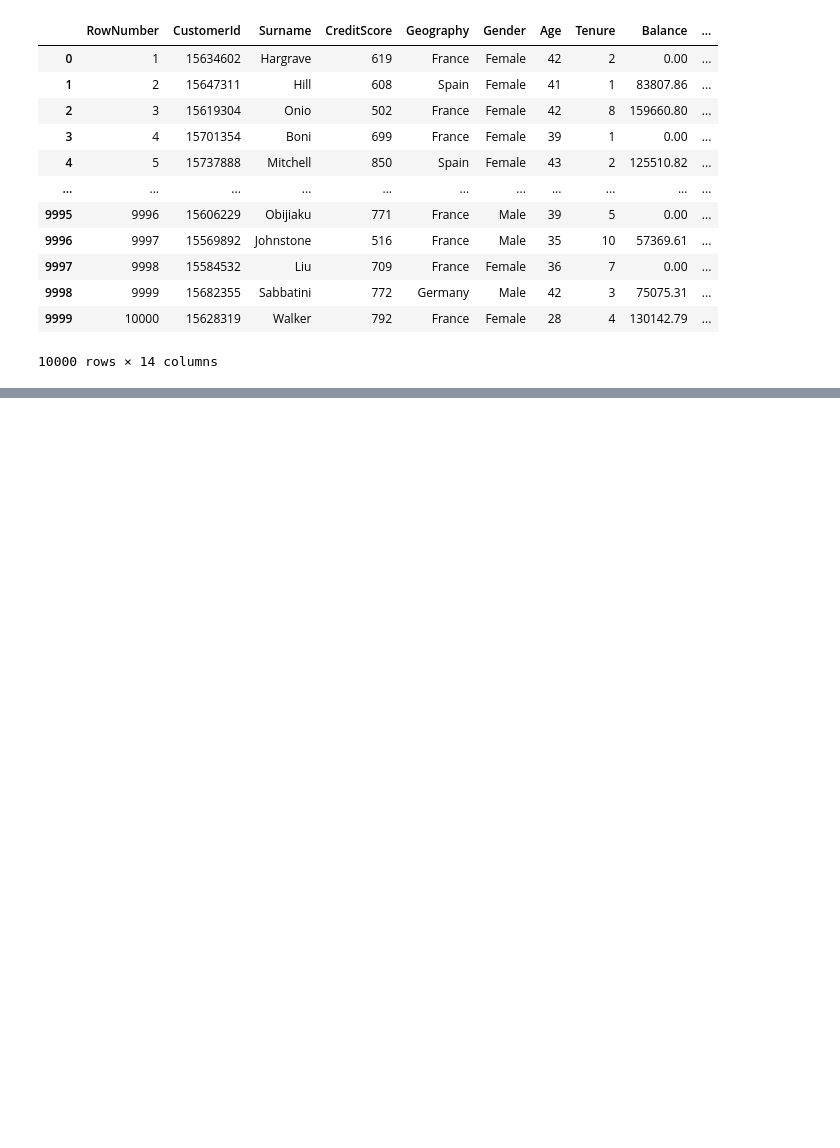
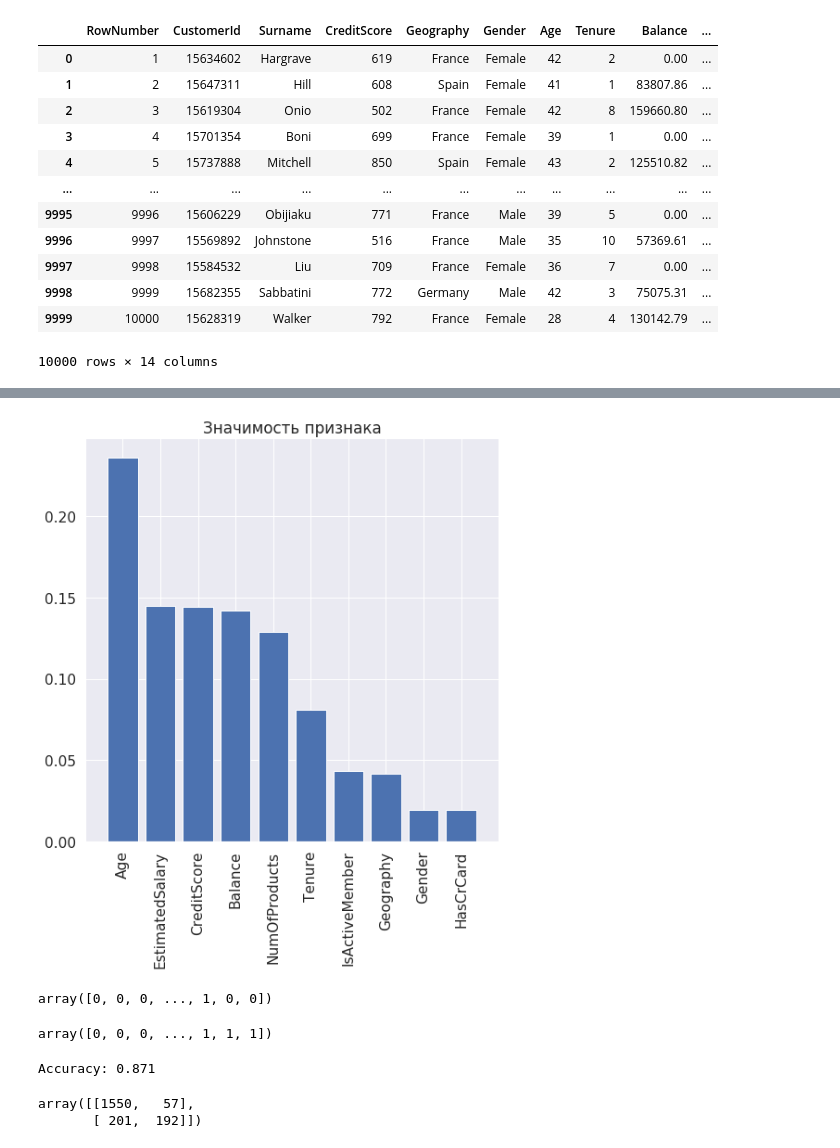
Before and after one commit to KAA85/DataDriven, a Jupyter notebook: Relevance_analysis.ipynb, the cells around one changed output, grey strips where cells are left out. Cells and saved outputs as stored; diff of their text form; code cells hidden in the pictures; blank space fills up the shorter version.

```diff
--- a/Relevance_analysis.ipynb
+++ b/Relevance_analysis.ipynb
@@ -196,0 +220,10 @@ sns.heatmap(corr_matrix,
+# %%
+# Y будет равен нулю если клиент остался Exited == 0, и единице если ушел Exited == 1
+Y=data['Exited'].values
+# %%
+#разделим набор на тренировочный и тестовый
+X_train, X_test, y_train, y_test = train_test_split(X, Y, test_size=0.2, random_state=42)
+# %%
+# создаем и тренируем модель, отдельно можно провести подбор параметров для повышения точности
+model = RandomForestClassifier(n_estimators=50)
+model.fit(X_train, y_train)
@@ -196,0 +239,10 @@ sns.heatmap(corr_matrix,
+# %%
+importances = model.feature_importances_
+indices = np.argsort(importances)[::-1]
+
+ar_f=[]
+for f, idx in enumerate(indices):
+    ar_f.append([round(importances[idx],4), col[idx]])
+print("Значимость признака:")
+ar_f.sort(reverse=True)
+ar_f
@@ -196,0 +261,33 @@ sns.heatmap(corr_matrix,
+# %%
+#удобнее отобразить на столбчатой диаграмме
+d_first = len(col)
+plt.figure(figsize=(8, 8))
+plt.title("Значимость признака")
+plt.bar(range(d_first), importances[indices[:d_first]], align='center')
+plt.xticks(range(d_first), np.array(col)[indices[:d_first]], rotation=90)
+plt.xlim([-1, d_first]);
+# %% [output]
+[figure, added]
+# %%
+# как выглядит результат предсказания для тестовой выборки
+model.predict(X_test)
+# %% [output]
+array([0, 0, 0, ..., 1, 0, 0])
+# %%
+# как выглядядт результаты тестового набора
+y_test
+# %% [output]
+array([0, 0, 0, ..., 1, 1, 1])
+# %%
+from sklearn import metrics
+# метрика, насколько точно мы предсказываем правильные значения как для 0, так и 1
+print("Accuracy:",metrics.accuracy_score(y_test, model.predict(X_test)))
+# %% [output]
+Accuracy: 0.871
+# %%
+# матрица количества правильно и ошибочно угаданных классов
+from sklearn.metrics import confusion_matrix
+confusion_matrix(y_test, model.predict(X_test))
+# %% [output]
+array([[1550,   57],
+       [ 201,  192]])
```
Also changed, not shown: parts of 46 cells of this notebook.
